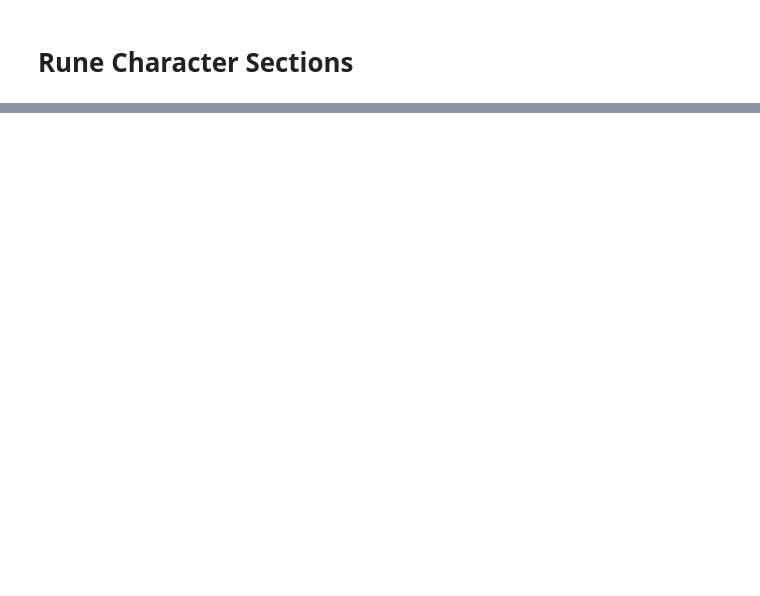
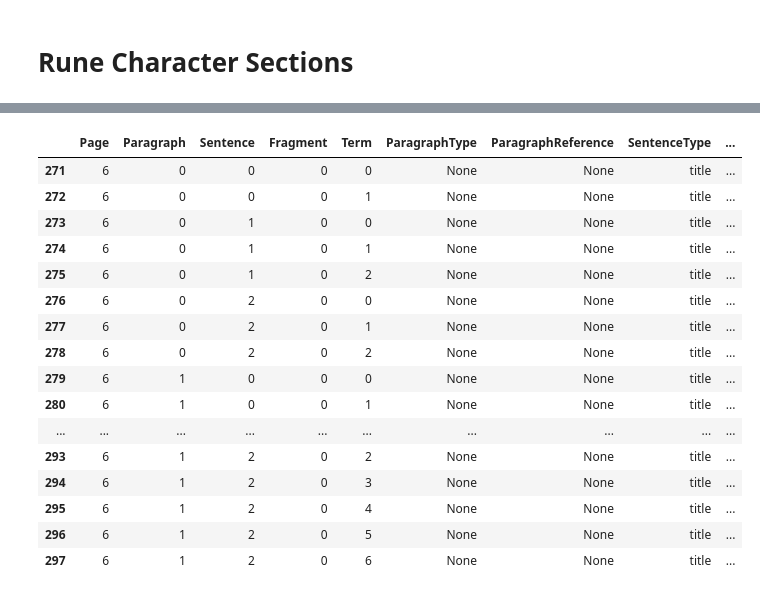
Before and after one commit to cprosser-3/Tunic, a Jupyter notebook: Parser.ipynb, the cells around one changed output, grey strips where cells are left out. Drawn from its saved outputs; the diff is of its cells as text; code cells hidden in the pictures; blank space fills up the shorter version.

```diff
--- a/Parser.ipynb
+++ b/Parser.ipynb
@@ -146 +148,21 @@ DF_CORPUS
+# %%
+DF_CORPUS.query("Page == 6")
+# %% [output]
+|  | Page | Paragraph | Sentence | Fragment | Term | ParagraphType | ParagraphReference | SentenceType | ... |
+| 271 | 6 | 0 | 0 | 0 | 0 | None | None | title | ... |
+| 272 | 6 | 0 | 0 | 0 | 1 | None | None | title | ... |
+| 273 | 6 | 0 | 1 | 0 | 0 | None | None | title | ... |
+| 274 | 6 | 0 | 1 | 0 | 1 | None | None | title | ... |
+| 275 | 6 | 0 | 1 | 0 | 2 | None | None | title | ... |
+| 276 | 6 | 0 | 2 | 0 | 0 | None | None | title | ... |
+| 277 | 6 | 0 | 2 | 0 | 1 | None | None | title | ... |
+| 278 | 6 | 0 | 2 | 0 | 2 | None | None | title | ... |
+| 279 | 6 | 1 | 0 | 0 | 0 | None | None | title | ... |
+| 280 | 6 | 1 | 0 | 0 | 1 | None | None | title | ... |
+| ... | ... | ... | ... | ... | ... | ... | ... | ... | ... |
+| 293 | 6 | 1 | 2 | 0 | 2 | None | None | title | ... |
+| 294 | 6 | 1 | 2 | 0 | 3 | None | None | title | ... |
+| 295 | 6 | 1 | 2 | 0 | 4 | None | None | title | ... |
+| 296 | 6 | 1 | 2 | 0 | 5 | None | None | title | ... |
+| 297 | 6 | 1 | 2 | 0 | 6 | None | None | title | ... |
 # %%
```
Also changed, not shown: parts of 3 cells of this notebook, 3 other files.
